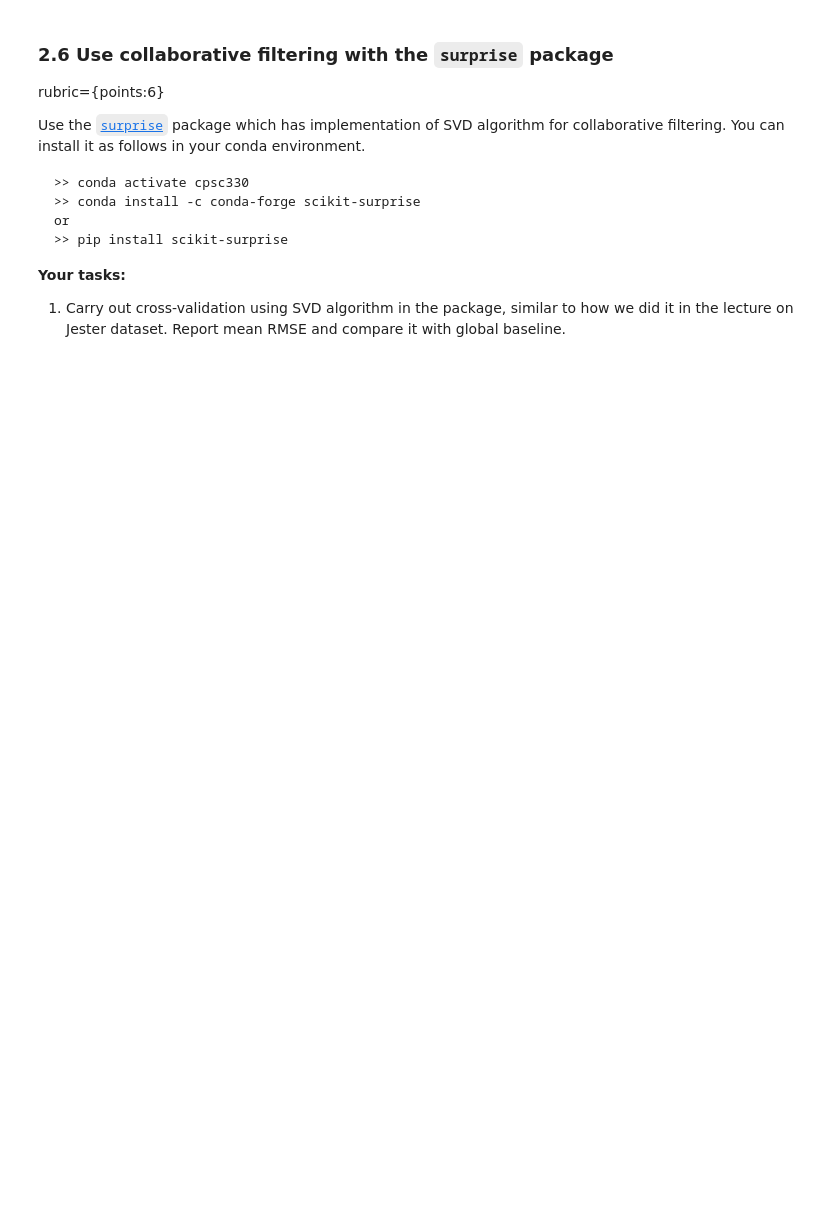
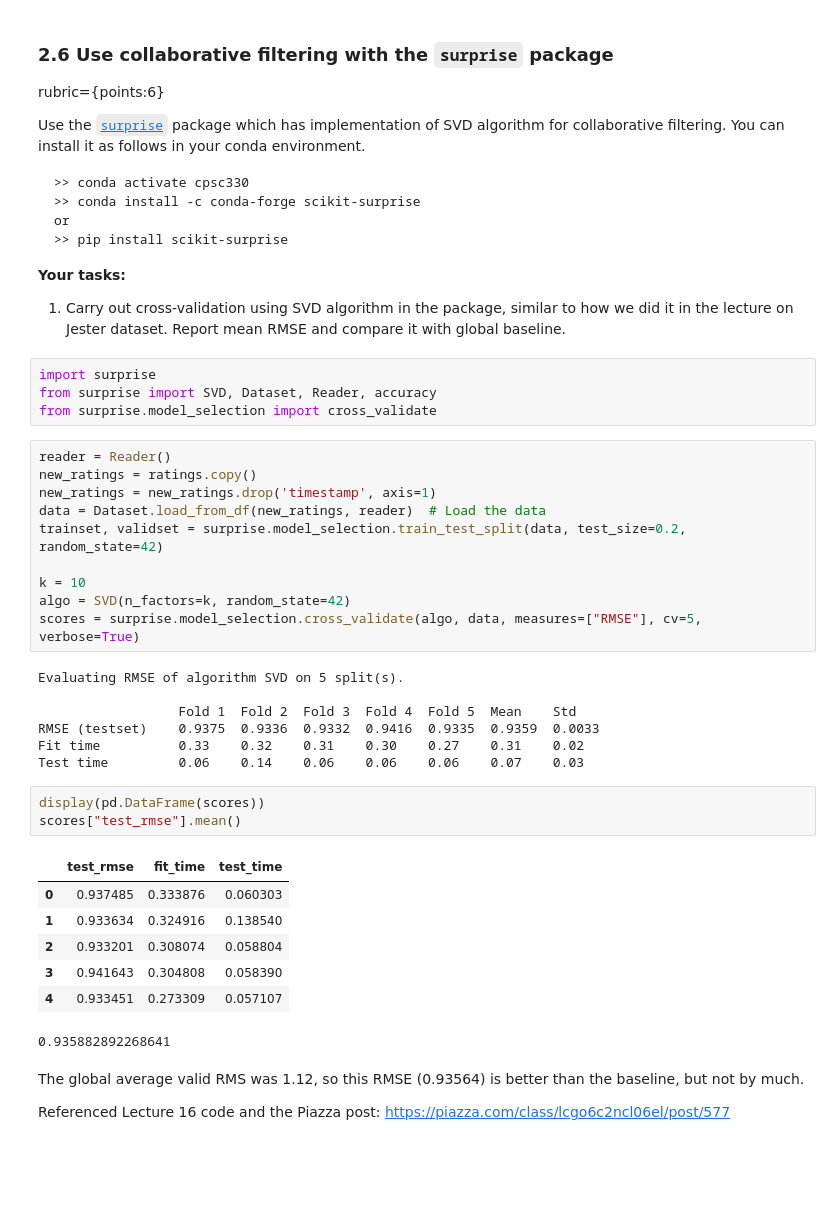
Before and after one commit to ZweiteLen/cpsc330-2022W2, a Jupyter notebook: hw/hw7/hw7.ipynb, the cells around one changed output. Saved outputs shown, nothing was run; the diff lists cells and outputs as text; blank space fills up the shorter version.

```diff
--- a/hw/hw7/hw7.ipynb
+++ b/hw/hw7/hw7.ipynb
@@ -548,6 +608,42 @@ or
 **Your tasks:**
 
 1. Carry out cross-validation using SVD algorithm in the package, similar to how we did it in the lecture on Jester dataset. Report mean RMSE and compare it with global baseline.
+# %%
+import surprise
+from surprise import SVD, Dataset, Reader, accuracy
+from surprise.model_selection import cross_validate
+# %%
+reader = Reader()
+new_ratings = ratings.copy()
+new_ratings = new_ratings.drop('timestamp', axis=1)
+data = Dataset.load_from_df(new_ratings, reader)  # Load the data
+trainset, validset = surprise.model_selection.train_test_split(data, test_size=0.2, random_state=42)
+
+k = 10
+algo = SVD(n_factors=k, random_state=42)
+scores = surprise.model_selection.cross_validate(algo, data, measures=["RMSE"], cv=5, verbose=True)
+# %% [output]
+Evaluating RMSE of algorithm SVD on 5 split(s).
+
+                  Fold 1  Fold 2  Fold 3  Fold 4  Fold 5  Mean    Std
+RMSE (testset)    0.9375  0.9336  0.9332  0.9416  0.9335  0.9359  0.0033
+Fit time          0.33    0.32    0.31    0.30    0.27    0.31    0.02
+Test time         0.06    0.14    0.06    0.06    0.06    0.07    0.03
+# %%
+display(pd.DataFrame(scores))
+scores["test_rmse"].mean()
+# %% [output]
+|  | test_rmse | fit_time | test_time |
+| 0 | 0.937485 | 0.333876 | 0.060303 |
+| 1 | 0.933634 | 0.324916 | 0.138540 |
+| 2 | 0.933201 | 0.308074 | 0.058804 |
+| 3 | 0.941643 | 0.304808 | 0.058390 |
+| 4 | 0.933451 | 0.273309 | 0.057107 |
+0.935882892268641
+# %% [markdown]
+The global average valid RMS was 1.12, so this RMSE (0.93564) is better than the baseline, but not by much.
+
+Referenced Lecture 16 code and the Piazza post: https://piazza.com/class/lcgo6c2ncl06el/post/577
 # %% [markdown]
 <br><br>
 # %% [markdown]
```
Also changed, not shown: parts of 18 cells of this notebook.
